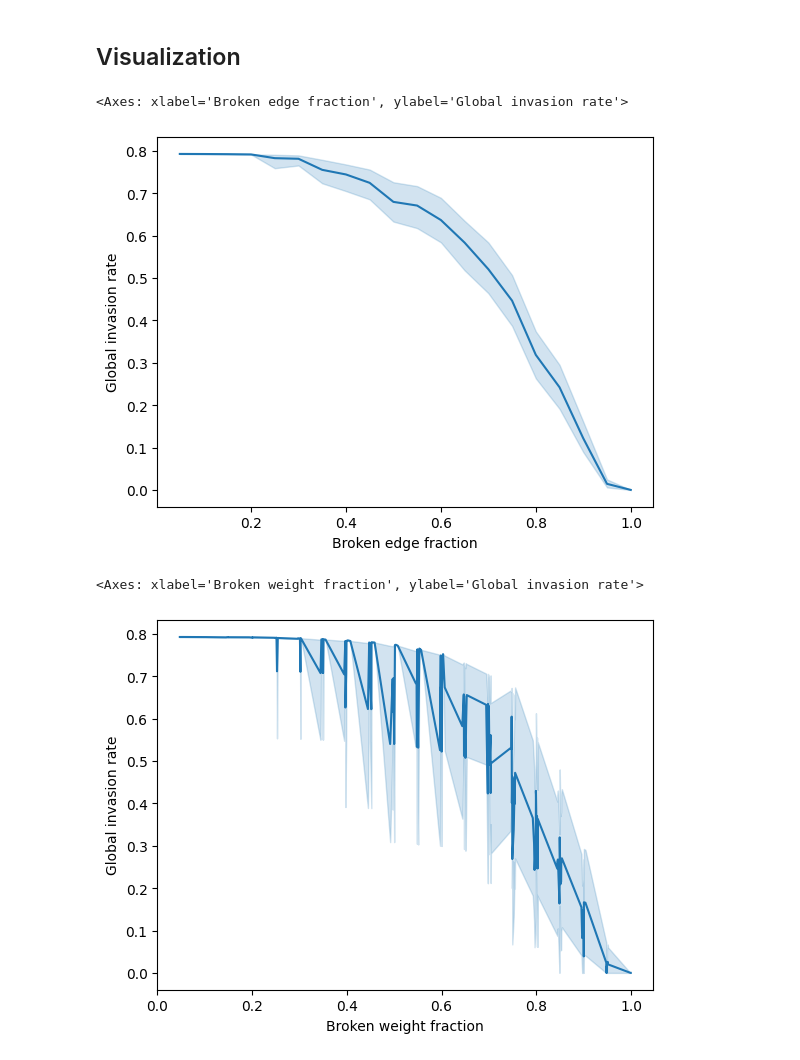
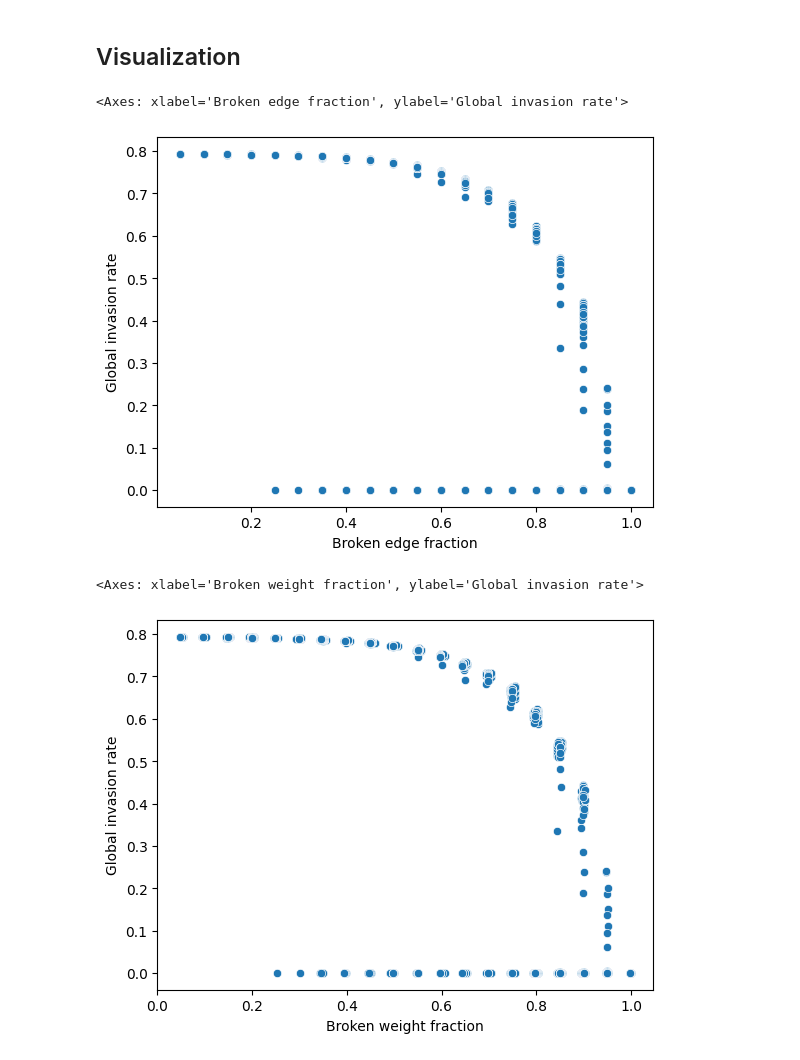
Before and after one commit to DiDyou1123/KENTECH-Capstone2026-Epidemics, a Jupyter notebook: test-percolation-SIR.ipynb, the cells around one changed output. Saved outputs shown, nothing was run; the diff lists cells and outputs as text; code cells hidden in the pictures.

```diff
--- a/test-percolation-SIR.ipynb
+++ b/test-percolation-SIR.ipynb
@@ -256,12 +259,12 @@ records.to_csv(f"test_R0-{reproduction}_mu-{removal_rate}_orig-pop-{orig_i_pop}.
 # %%
 records = pd.read_csv("test_R0-2.0_mu-0.04_orig-pop-0.001.csv")
 # %%
-sns.lineplot(data=records, x="Broken edge fraction", y="Global invasion rate")
+sns.scatterplot(data=records, x="Broken edge fraction", y="Global invasion rate")
 # %% [output]
 <Axes: xlabel='Broken edge fraction', ylabel='Global invasion rate'>
-[figure, old version]
+[figure, new version]
 # %%
-sns.lineplot(data=records, x="Broken weight fraction", y="Global invasion rate")
+sns.scatterplot(data=records, x="Broken weight fraction", y="Global invasion rate")
 # %% [output]
 <Axes: xlabel='Broken weight fraction', ylabel='Global invasion rate'>
-[figure, old version]
+[figure, new version]
```
Also changed, not shown: parts of 3 cells of this notebook, 1 other file.
